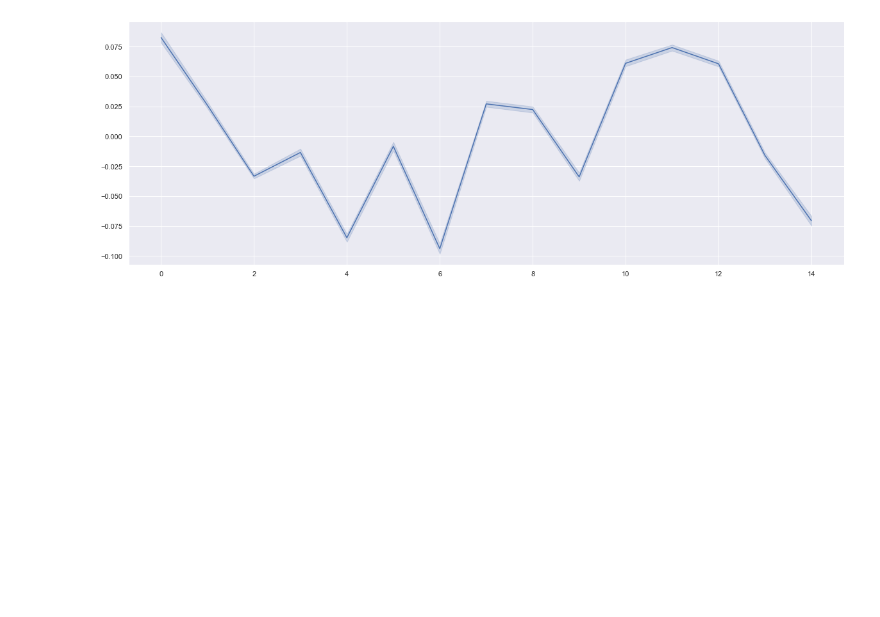
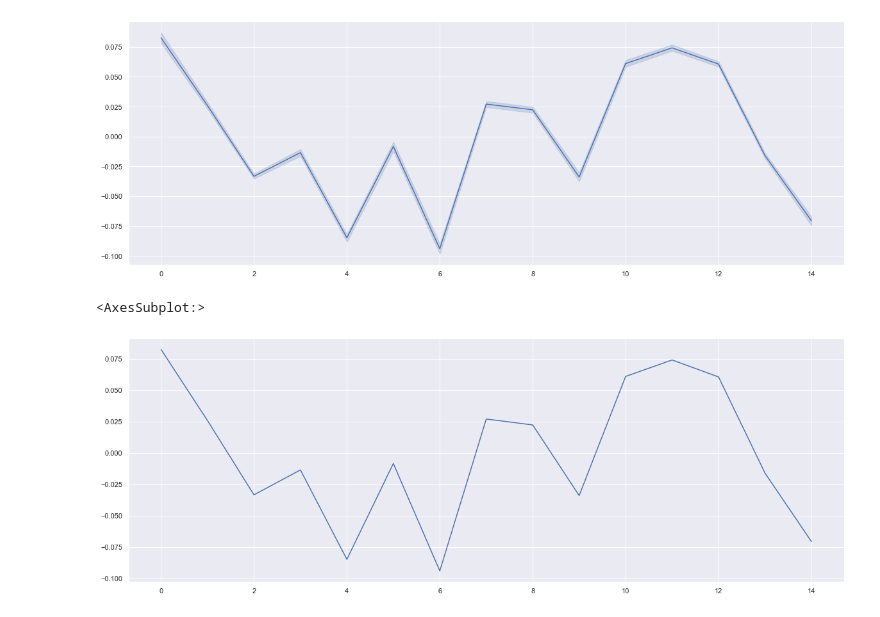
Before and after one commit to BorovTech/Timeseries_project, a Jupyter notebook: MainCode.ipynb, the cells around one changed output. Cells and saved outputs as stored; diff of their text form; code cells hidden in the pictures; blank space fills up the shorter version.

Commit message:
motiff added

```diff
--- a/MainCode.ipynb
+++ b/MainCode.ipynb
@@ -35,7 +35,7 @@ key1 = -15
 key2 = min([int(x) for x in df_temp.columns])
 
 df_temp = df_temp.drop(labels=[str(x) for x in list(range(key2,key1))], axis=1)
-df_temp = df_temp.loc[df_temp.index < 1000]
+df_temp = df_temp.loc[df_temp.index < 4000]
 df_temp = df_temp.dropna(axis=0)
 
 clustering_data_trended = df_temp.values.tolist()
@@ -80,3 +84,17 @@ sns.lineplot(y=visualization_data, x=visualization_index)
 # %% [output]
 <AxesSubplot:>
 [figure]
+# %%
+visualization_data = []
+for i in range(len(clustering_result)):
+    if clustering_result[i] == max(set(clustering_result), key=list(clustering_result).count):
+        visualization_data.append(clustering_data[i])
+
+visualization_index = list(range(len(clustering_data[0])))
+
+motif = generate_motif(visualization_data)
+
+sns.lineplot(y=motif, x=visualization_index)
+# %% [output]
+<AxesSubplot:>
+[figure, added]
```
Also changed, not shown: parts of 5 cells of this notebook.
